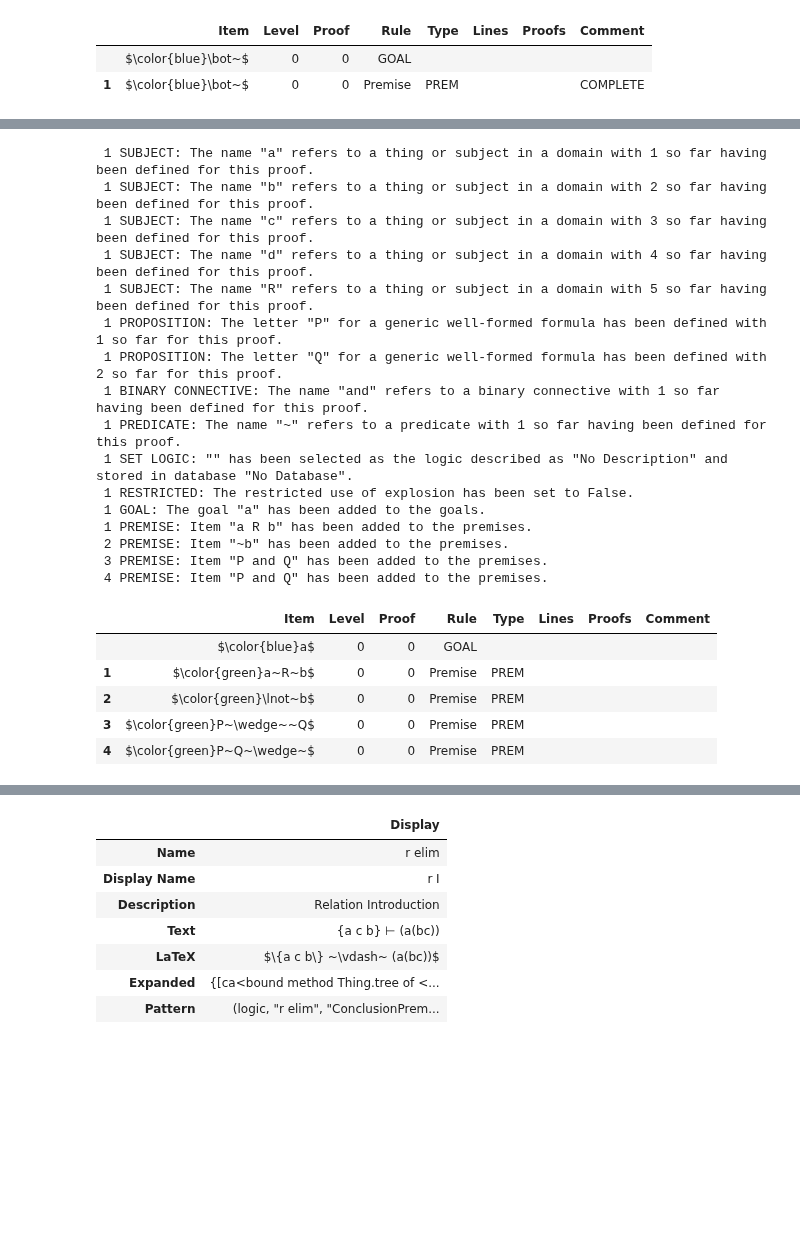
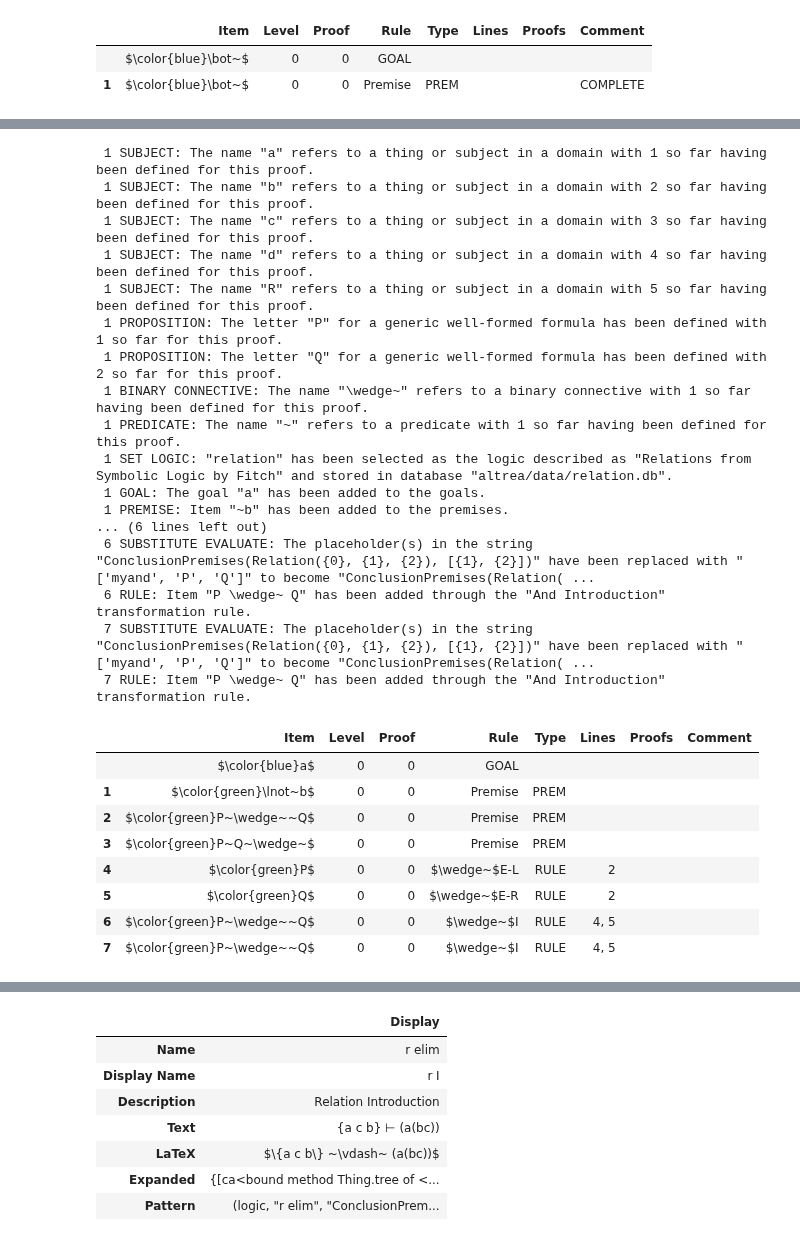
Before and after one commit to FrankHubeny/AltRea, a Jupyter notebook: relation.ipynb, the cells around one changed output, grey strips where cells are left out. Drawn from its saved outputs; the diff is of its cells as text; code cells hidden in the pictures; blank space fills up the shorter version.

Commit message:
proof of concept works for relation rather that explict connective using conjunction

```diff
--- a/relation.ipynb
+++ b/relation.ipynb
@@ -17,19 +36,14 @@ logic = 'relation'
 predicates = [
 ]
 connectives = [
-    (logic, 'And', 'Conjunction'),
-    (logic, 'Or', 'Disjunction'),
-    (logic, 'Not', 'Negation'),
-    (logic, 'Implies', 'Implication'),
-    (logic, 'Iff', 'Coimplication'),
+    (logic, "and", "&", "\\wedge~", "Logical And"),
+    (logic, "or", "|", "\\vee~", "Logical Or"),
+    (logic, "implies", ">", "\\supset~", "Material Implication"),
+    (logic, "equiv", "≡", "\\equiv~", "Material Equivalence"),
 ]
 rules = [
-    (logic, 's coimp intro', 'ConclusionPremises(StrictIff({0}, {1}), [Necessary(Iff({0}, {1}))])', '$\\backsimeq~$I', 'Strict Coimplication Introduction'),
-    (logic, 's coimp elim', 'ConclusionPremises(Necessary(Iff({0}, {1})), [StrictIff({0}, {1})])', '$\\backsimeq~$E', 'Strict Coimplication Elimination'),
     (logic, 'coimp intro', 'ConclusionPremises(Iff({0}, {1}), [And(Implies({0}, {1}), Implies({1}, {0}))])', '$\\equiv~$I', 'Coimplication Introduction'),
     (logic, 'coimp elim', 'ConclusionPremises(And(Implies({0}, {1}), Implies({1}, {0})), [Iff({0}, {1})])', '$\\equiv~$E', 'Coimplication Elimination'),
-    (logic, 's imp intro', 'ConclusionPremises(StrictImplies({0}, {1}), [Necessary(Implies({0}, {1}))])', '$\\prec~$I', 'Strict Implication Introduction'),
-    (logic, 's imp elim', 'ConclusionPremises(Necessary(Implies({0}, {1})), [StrictImplies({0}, {1})])', '$\\prec~$E', 'Strict Implication Elimination'),
     (logic, 'consistent intro', 'ConclusionPremises(ConsistentWith({0}, {1}), [Possibly(And({0}, {1}))])', '$\\circ~$I', 'Consistent With Introduction'),
     (logic, 'consistent elim', 'ConclusionPremises(Possibly(And({0}, {1})), [ConsistentWith({0}, {1})])', '$\\circ~$E', 'Consistent With Elimination'),
     (logic, 'imp elim', 'ConclusionPremises({1}, [{0}, Implies({0}, {1})])', '$\\supset~$E', 'Implication Elimination'),
@@ -47,6 +61,13 @@ rules = [
     (logic, "coup elim l", "ConclusionPremises(Identity({0}, {2}), [Identity(Couple({0}, {1}),Couple({2}, {3}))])", "( ) E-L", "Couple Elimination"),
     (logic, "coup elim r", "ConclusionPremises(Identity({1}, {3}), [Identity(Couple({0}, {1}),Couple({2}, {3}))])", "( ) E-R", "Couple Elimination"),
     (logic, "coup intro", "ConclusionPremises(Identity(Couple({0}, {2}), Couple({1}, {3})), [Identity({0},{1}), Identity({2},{3})])", "( ) I", "Couple Introduction"),
+    (logic, "ornot", "ConclusionPremises(Not(And({0}, {1})), [Or(Not({0}), Not({1}))])", "DM 1", "De Morgan Or-Not To Not-And",),
+    (logic, "notand", "ConclusionPremises(Or(Not({0}), Not({1})), [Not(And({0}, {1}))])", "DM 2", "De Morgan Not-And To Or-Not",),
+    (logic, "andnot", "ConclusionPremises(Not(Or({0}, {1})), [And(Not({0}), Not({1}))])", "DM 3", "De Morgan And-Not To Not-Or",),
+    (logic, "notor", "ConclusionPremises(Not(And({0}, {1})), [Or(Not({0}), Not({1}))])", "DM 4", "De Morgan Not-Or To And-Not",),
+    (logic, "and l", "ConclusionPremises({1}, [Relation({0}, {1}, {2})])", "$\\wedge~$E-L", "And Elimination Left",),
+    (logic, "and r", "ConclusionPremises({2}, [Relation({0}, {1}, {2})])", "$\\wedge~$E-R", "And Elimination Right",),
+    (logic, "and intro", "ConclusionPremises(Relation({0}, {1}, {2}), [{1}, {2}])", "$\\wedge~$I", "And Introduction",),
 ]
 definitions = [
 ]
@@ -642,44 +758,52 @@ from altrea.fol import Domain
 
 p = Proof()
 a = p.subject("a")
 b = p.subject("b")
 c = p.subject("c")
 d = p.subject("d")
 R = p.subject("R")
 P = p.proposition("P")
 Q = p.proposition("Q")
-myand = p.connective("and", "\\wedge~")
+myand = p.connective("myand", "and", "\\wedge~")
 neg = p.predicate("~", "\\lnot~")
-p.setlogic()
+p.setlogic("relation")
 p.goal(a)
-p.premise(Relation(R, a, b))
+
 
 p.premise(Attribute(neg, b))
 p.premise(Relation(myand, P, Q))
 p.premise(Relation(myand, P, Q, fix="postfix"))
+p.rule("and l", [myand, P, Q], [2])
+p.rule("and r", [myand, P, Q], [2])
+p.rule("and intro", [myand, P, Q], [4, 5])
+p.rule("and intro", [myand, p.item(4), p.item(5)], [4, 5])
 
 p.displaylog()
 display(p.thisproof())
 # %% [output]
  1 SUBJECT: The name "a" refers to a thing or subject in a domain with 1 so far having been defined for this proof.
  1 SUBJECT: The name "b" refers to a thing or subject in a domain with 2 so far having been defined for this proof.
  1 SUBJECT: The name "c" refers to a thing or subject in a domain with 3 so far having been defined for this proof.
  1 SUBJECT: The name "d" refers to a thing or subject in a domain with 4 so far having been defined for this proof.
  1 SUBJECT: The name "R" refers to a thing or subject in a domain with 5 so far having been defined for this proof.
  1 PROPOSITION: The letter "P" for a generic well-formed formula has been defined with 1 so far for this proof.
  1 PROPOSITION: The letter "Q" for a generic well-formed formula has been defined with 2 so far for this proof.
- 1 BINARY CONNECTIVE: The name "and" refers to a binary connective with 1 so far having been defined for this proof.
+ 1 BINARY CONNECTIVE: The name "\wedge~" refers to a binary connective with 1 so far having been defined for this proof.
  1 PREDICATE: The name "~" refers to a predicate with 1 so far having been defined for this proof.
- 1 SET LOGIC: "" has been selected as the logic described as "No Description" and stored in database "No Database".
- 1 RESTRICTED: The restricted use of explosion has been set to False.
+ 1 SET LOGIC: "relation" has been selected as the logic described as "Relations from Symbolic Logic by Fitch" and stored in database "altrea/data/relation.db".
  1 GOAL: The goal "a" has been added to the goals.
- 1 PREMISE: Item "a R b" has been added to the premises.
- 2 PREMISE: Item "~b" has been added to the premises.
- 3 PREMISE: Item "P and Q" has been added to the premises.
- 4 PREMISE: Item "P and Q" has been added to the premises.
+ 1 PREMISE: Item "~b" has been added to the premises.
+... (6 lines left out)
+ 6 SUBSTITUTE EVALUATE: The placeholder(s) in the string "ConclusionPremises(Relation({0}, {1}, {2}), [{1}, {2}])" have been replaced with "['myand', 'P', 'Q']" to become "ConclusionPremises(Relation( ...
+ 6 RULE: Item "P \wedge~ Q" has been added through the "And Introduction" transformation rule.
+ 7 SUBSTITUTE EVALUATE: The placeholder(s) in the string "ConclusionPremises(Relation({0}, {1}, {2}), [{1}, {2}])" have been replaced with "['myand', 'P', 'Q']" to become "ConclusionPremises(Relation( ...
+ 7 RULE: Item "P \wedge~ Q" has been added through the "And Introduction" transformation rule.
 |  | Item | Level | Proof | Rule | Type | Lines | Proofs | Comment |
 |  | $\color{blue}a$ | 0 | 0 | GOAL |  |  |  |  |
-| 1 | $\color{green}a~R~b$ | 0 | 0 | Premise | PREM |  |  |  |
-| 2 | $\color{green}\lnot~b$ | 0 | 0 | Premise | PREM |  |  |  |
-| 3 | $\color{green}P~\wedge~~Q$ | 0 | 0 | Premise | PREM |  |  |  |
-| 4 | $\color{green}P~Q~\wedge~$ | 0 | 0 | Premise | PREM |  |  |  |
+| 1 | $\color{green}\lnot~b$ | 0 | 0 | Premise | PREM |  |  |  |
+| 2 | $\color{green}P~\wedge~~Q$ | 0 | 0 | Premise | PREM |  |  |  |
+| 3 | $\color{green}P~Q~\wedge~$ | 0 | 0 | Premise | PREM |  |  |  |
+| 4 | $\color{green}P$ | 0 | 0 | $\wedge~$E-L | RULE | 2 |  |  |
+| 5 | $\color{green}Q$ | 0 | 0 | $\wedge~$E-R | RULE | 2 |  |  |
+| 6 | $\color{green}P~\wedge~~Q$ | 0 | 0 | $\wedge~$I | RULE | 4, 5 |  |  |
+| 7 | $\color{green}P~\wedge~~Q$ | 0 | 0 | $\wedge~$I | RULE | 4, 5 |  |  |
```
Also changed, not shown: parts of 20 cells of this notebook, 5 other files.
